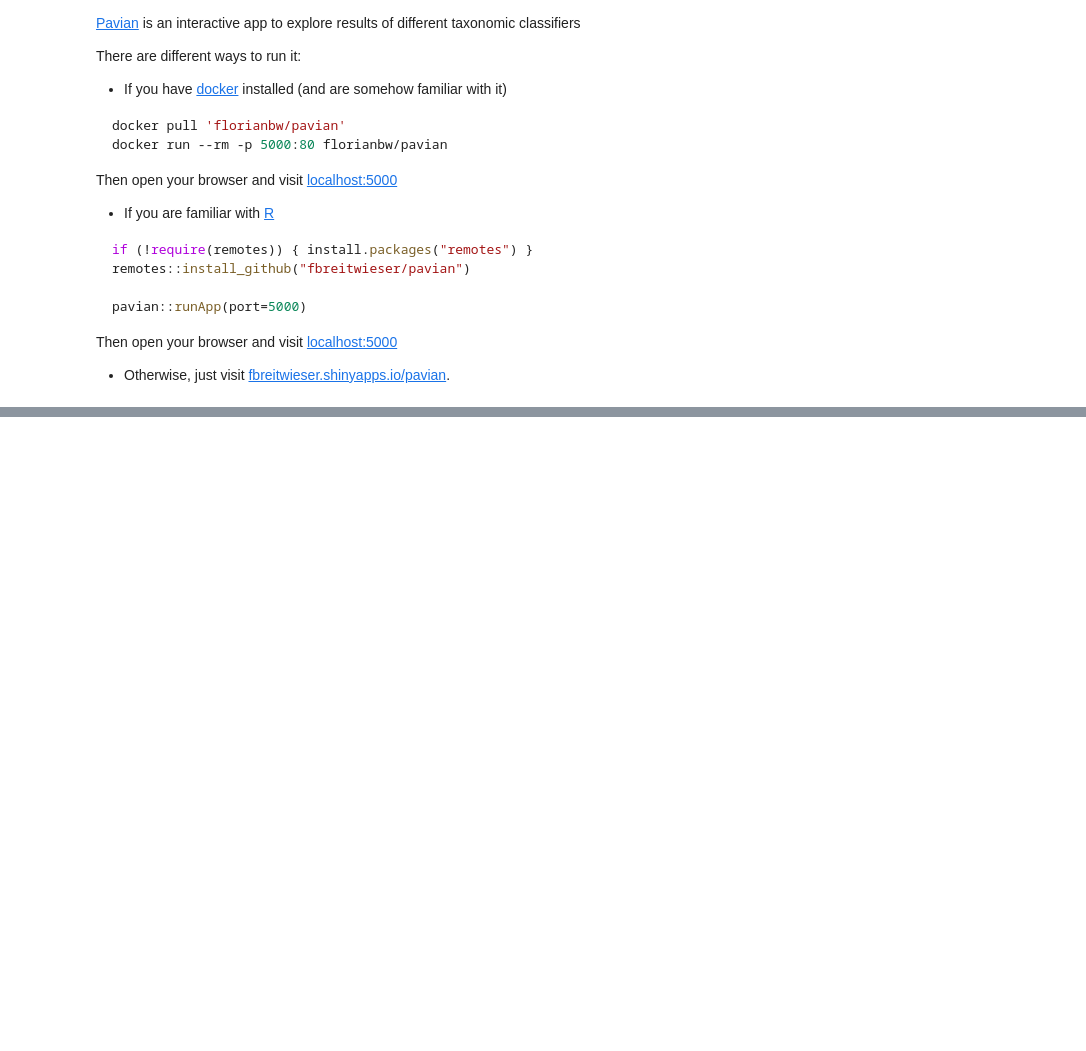
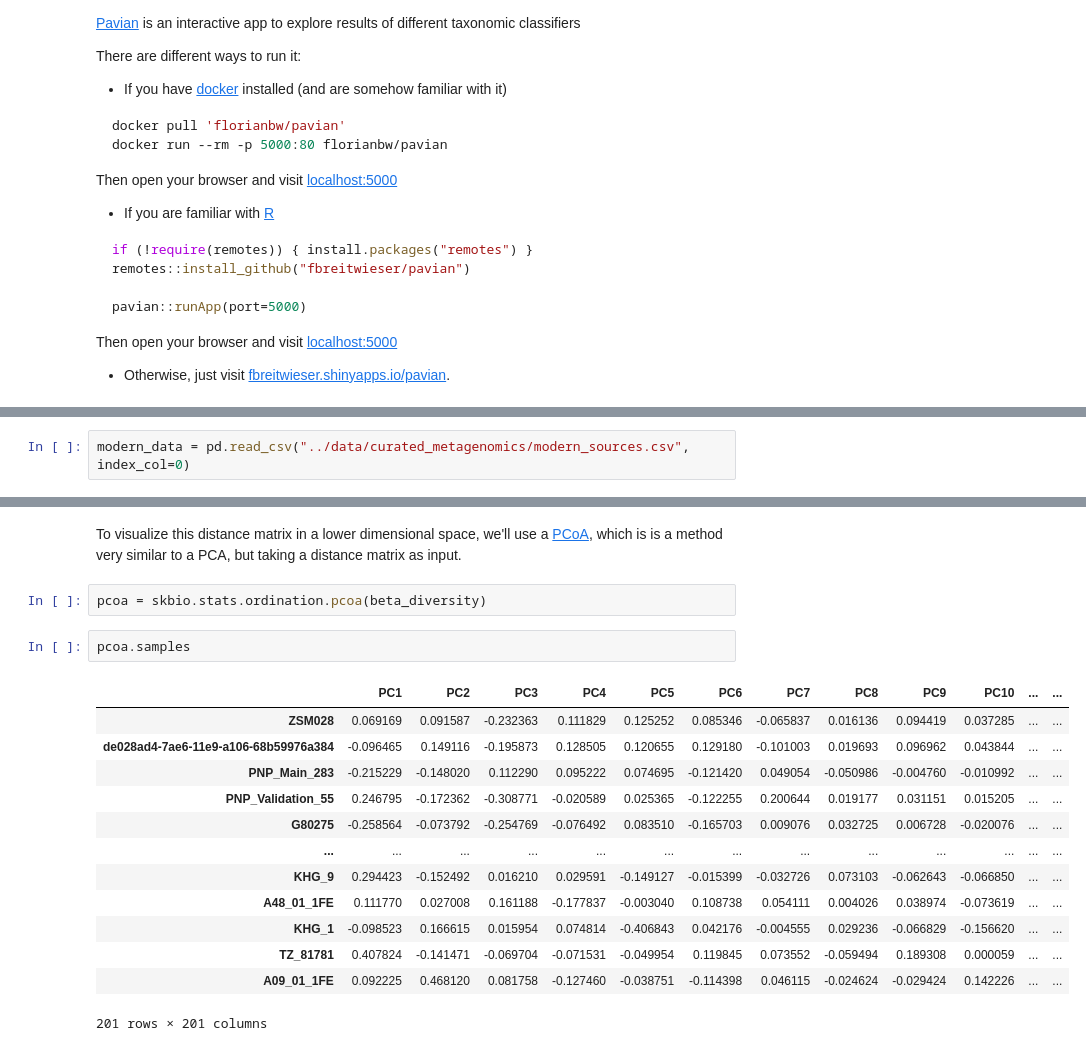
Before and after one commit to MPI-SHH-SummerSchool/dag-material, a Jupyter notebook: Hands on Introduction to Ancient Microbiome Analysis/tutorial/notebooks/analysis.ipynb, the cells around one changed output, grey strips where cells are left out. Cells and saved outputs as stored; diff of their text form; blank space fills up the shorter version.

```diff
--- a/Hands on Introduction to Ancient Microbiome Analysis/tutorial/notebooks/analysis.ipynb
+++ b/Hands on Introduction to Ancient Microbiome Analysis/tutorial/notebooks/analysis.ipynb
@@ -145,0 +216,2 @@ Then open your browser and visit [localhost:5000](localhost:5000)
+# %%
+modern_data = pd.read_csv("../data/curated_metagenomics/modern_sources.csv", index_col=0)
@@ -145,0 +374,20 @@ Then open your browser and visit [localhost:5000](localhost:5000)
+# %% [markdown]
+To visualize this distance matrix in a lower dimensional space, we'll use a [PCoA](https://en.wikipedia.org/wiki/Multidimensional_scaling#Types), which is is a method very similar to a PCA, but taking a distance matrix as input.
+# %%
+pcoa = skbio.stats.ordination.pcoa(beta_diversity)
+# %%
+pcoa.samples
+# %% [output]
+|  | PC1 | PC2 | PC3 | PC4 | PC5 | PC6 | PC7 | PC8 | PC9 | PC10 | ... | ... |
+| ZSM028 | 0.069169 | 0.091587 | -0.232363 | 0.111829 | 0.125252 | 0.085346 | -0.065837 | 0.016136 | 0.094419 | 0.037285 | ... | ... |
+| de028ad4-7ae6-11e9-a106-68b59976a384 | -0.096465 | 0.149116 | -0.195873 | 0.128505 | 0.120655 | 0.129180 | -0.101003 | 0.019693 | 0.096962 | 0.043844 | ... | ... |
+| PNP_Main_283 | -0.215229 | -0.148020 | 0.112290 | 0.095222 | 0.074695 | -0.121420 | 0.049054 | -0.050986 | -0.004760 | -0.010992 | ... | ... |
+| PNP_Validation_55 | 0.246795 | -0.172362 | -0.308771 | -0.020589 | 0.025365 | -0.122255 | 0.200644 | 0.019177 | 0.031151 | 0.015205 | ... | ... |
+| G80275 | -0.258564 | -0.073792 | -0.254769 | -0.076492 | 0.083510 | -0.165703 | 0.009076 | 0.032725 | 0.006728 | -0.020076 | ... | ... |
+| ... | ... | ... | ... | ... | ... | ... | ... | ... | ... | ... | ... | ... |
+| KHG_9 | 0.294423 | -0.152492 | 0.016210 | 0.029591 | -0.149127 | -0.015399 | -0.032726 | 0.073103 | -0.062643 | -0.066850 | ... | ... |
+| A48_01_1FE | 0.111770 | 0.027008 | 0.161188 | -0.177837 | -0.003040 | 0.108738 | 0.054111 | 0.004026 | 0.038974 | -0.073619 | ... | ... |
+| KHG_1 | -0.098523 | 0.166615 | 0.015954 | 0.074814 | -0.406843 | 0.042176 | -0.004555 | 0.029236 | -0.066829 | -0.156620 | ... | ... |
+| TZ_81781 | 0.407824 | -0.141471 | -0.069704 | -0.071531 | -0.049954 | 0.119845 | 0.073552 | -0.059494 | 0.189308 | 0.000059 | ... | ... |
+| A09_01_1FE | 0.092225 | 0.468120 | 0.081758 | -0.127460 | -0.038751 | -0.114398 | 0.046115 | -0.024624 | -0.029424 | 0.142226 | ... | ... |
+201 rows × 201 columns
```
Also changed, not shown: parts of 39 cells of this notebook.
